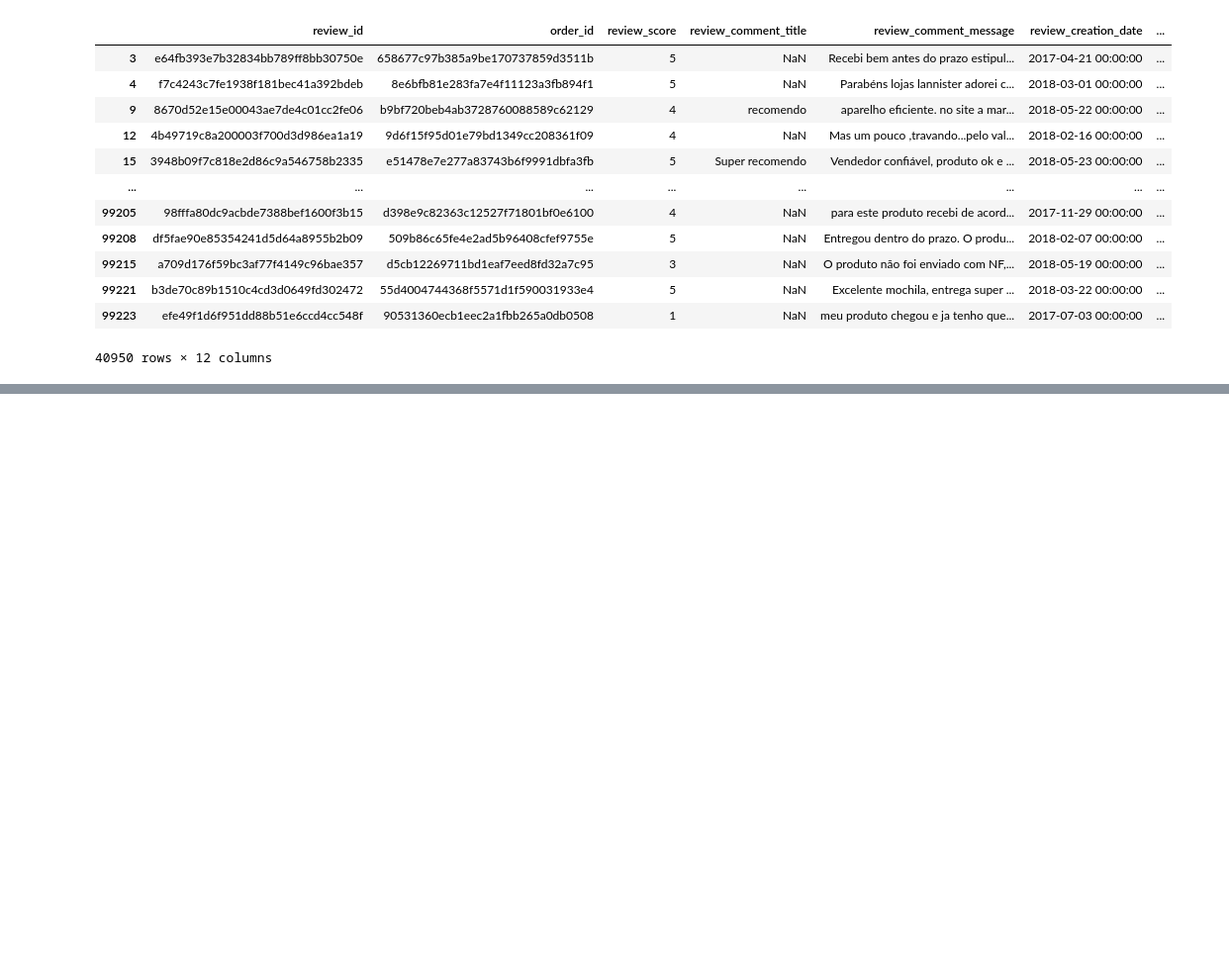
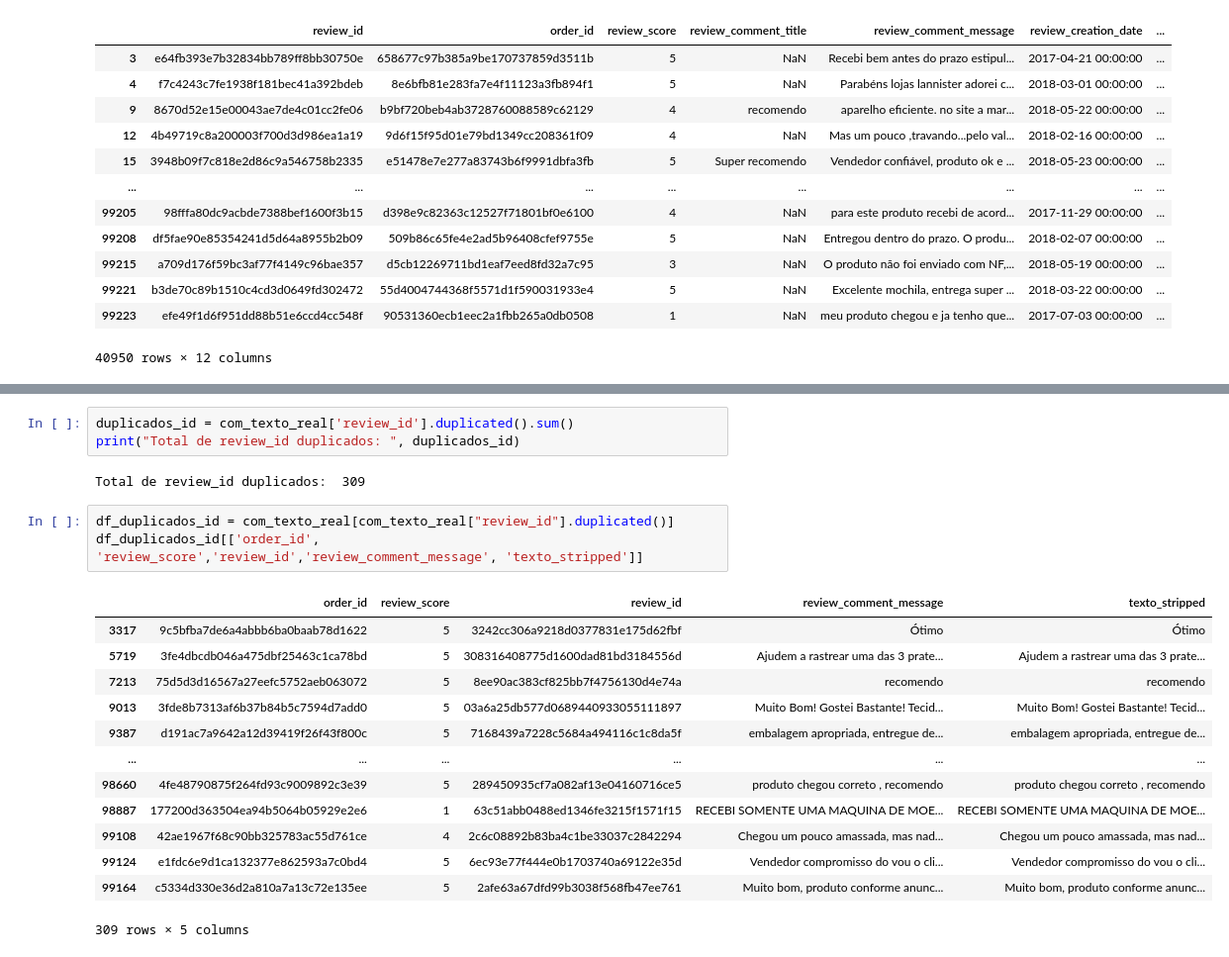
Before and after one commit to HcChaves/tech-challenge-fase4, a Jupyter notebook: notebooks/01_eda.ipynb, the cells around one changed output, grey strips where cells are left out. Shown at 99% size. Drawn from its saved outputs; the diff is of its cells as text; blank space fills up the shorter version.

```diff
--- a/notebooks/01_eda.ipynb
+++ b/notebooks/01_eda.ipynb
@@ -230,0 +252,22 @@ com_texto_real
+# %%
+duplicados_id = com_texto_real['review_id'].duplicated().sum()
+print("Total de review_id duplicados: ", duplicados_id)
+# %% [output]
+Total de review_id duplicados:  309
+# %%
+df_duplicados_id = com_texto_real[com_texto_real["review_id"].duplicated()]
+df_duplicados_id[['order_id', 'review_score','review_id','review_comment_message', 'texto_stripped']]
+# %% [output]
+|  | order_id | review_score | review_id | review_comment_message | texto_stripped |
+| 3317 | 9c5bfba7de6a4abbb6ba0baab78d1622 | 5 | 3242cc306a9218d0377831e175d62fbf | Ótimo | Ótimo |
+| 5719 | 3fe4dbcdb046a475dbf25463c1ca78bd | 5 | 308316408775d1600dad81bd3184556d | Ajudem a rastrear uma das 3 prate... | Ajudem a rastrear uma das 3 prate... |
+| 7213 | 75d5d3d16567a27eefc5752aeb063072 | 5 | 8ee90ac383cf825bb7f4756130d4e74a | recomendo | recomendo |
+| 9013 | 3fde8b7313af6b37b84b5c7594d7add0 | 5 | 03a6a25db577d0689440933055111897 | Muito Bom! Gostei Bastante! Tecid... | Muito Bom! Gostei Bastante! Tecid... |
+| 9387 | d191ac7a9642a12d39419f26f43f800c | 5 | 7168439a7228c5684a494116c1c8da5f | embalagem apropriada, entregue de... | embalagem apropriada, entregue de... |
+| ... | ... | ... | ... | ... | ... |
+| 98660 | 4fe48790875f264fd93c9009892c3e39 | 5 | 289450935cf7a082af13e04160716ce5 | produto chegou correto , recomendo | produto chegou correto , recomendo |
+| 98887 | 177200d363504ea94b5064b05929e2e6 | 1 | 63c51abb0488ed1346fe3215f1571f15 | RECEBI SOMENTE UMA MAQUINA DE MOE... | RECEBI SOMENTE UMA MAQUINA DE MOE... |
+| 99108 | 42ae1967f68c90bb325783ac55d761ce | 4 | 2c6c08892b83ba4c1be33037c2842294 | Chegou um pouco amassada, mas nad... | Chegou um pouco amassada, mas nad... |
+| 99124 | e1fdc6e9d1ca132377e862593a7c0bd4 | 5 | 6ec93e77f444e0b1703740a69122e35d | Vendedor compromisso do vou o cli... | Vendedor compromisso do vou o cli... |
+| 99164 | c5334d330e36d2a810a7a13c72e135ee | 5 | 2afe63a67dfd99b3038f568fb47ee761 | Muito bom, produto conforme anunc... | Muito bom, produto conforme anunc... |
+309 rows × 5 columns
```
Also changed, not shown: parts of 8 cells of this notebook.
